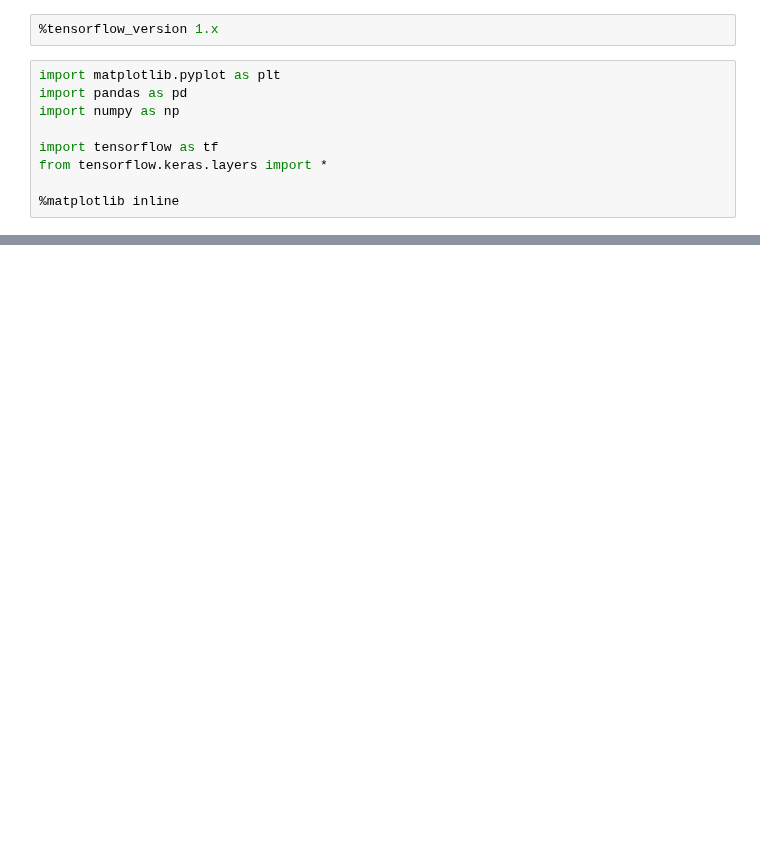
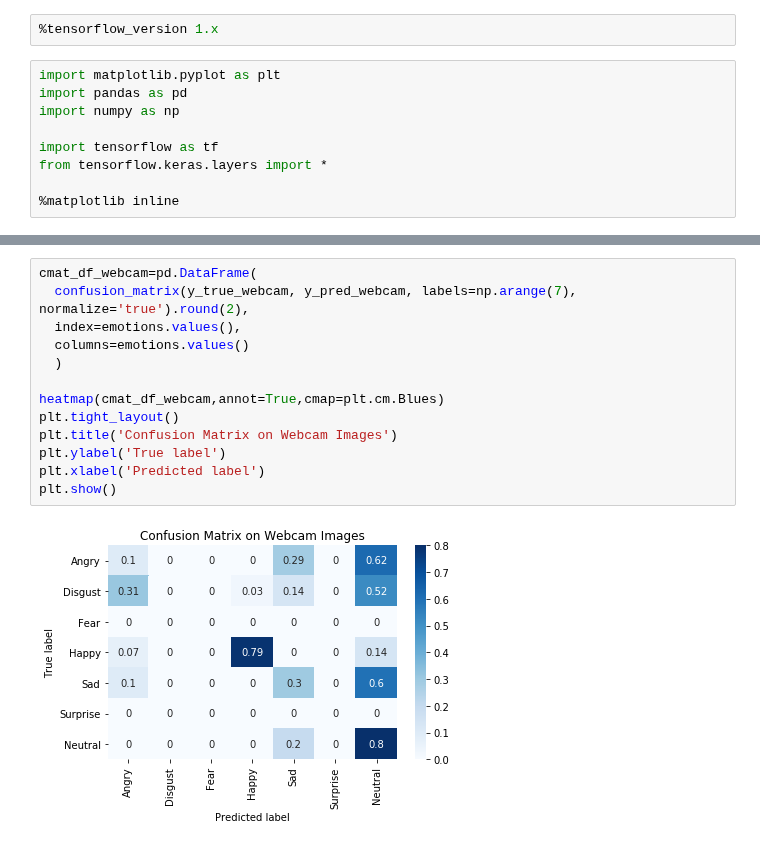
Before and after one commit to amilkh/cs230-fer, a Jupyter notebook: fer2013.ipynb, the cells around one changed output, grey strips where cells are left out. Saved outputs shown, nothing was run; the diff lists cells and outputs as text; blank space fills up the shorter version.

```diff
--- a/fer2013.ipynb
+++ b/fer2013.ipynb
@@ -108,0 +80,15 @@ test_generator.filenames[0]
+# %%
+cmat_df_webcam=pd.DataFrame(
+  confusion_matrix(y_true_webcam, y_pred_webcam, labels=np.arange(7), normalize='true').round(2),
+  index=emotions.values(),
+  columns=emotions.values()
+  )
+
+heatmap(cmat_df_webcam,annot=True,cmap=plt.cm.Blues)
+plt.tight_layout()
+plt.title('Confusion Matrix on Webcam Images')
+plt.ylabel('True label')
+plt.xlabel('Predicted label')
+plt.show()
+# %% [output]
+[figure, added]
```
Also changed, not shown: parts of 15 cells of this notebook.
